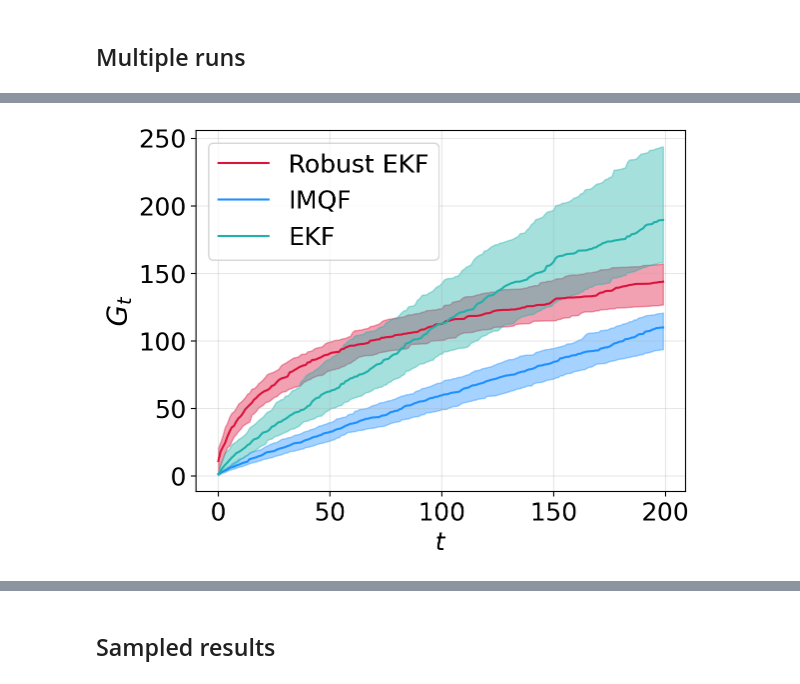
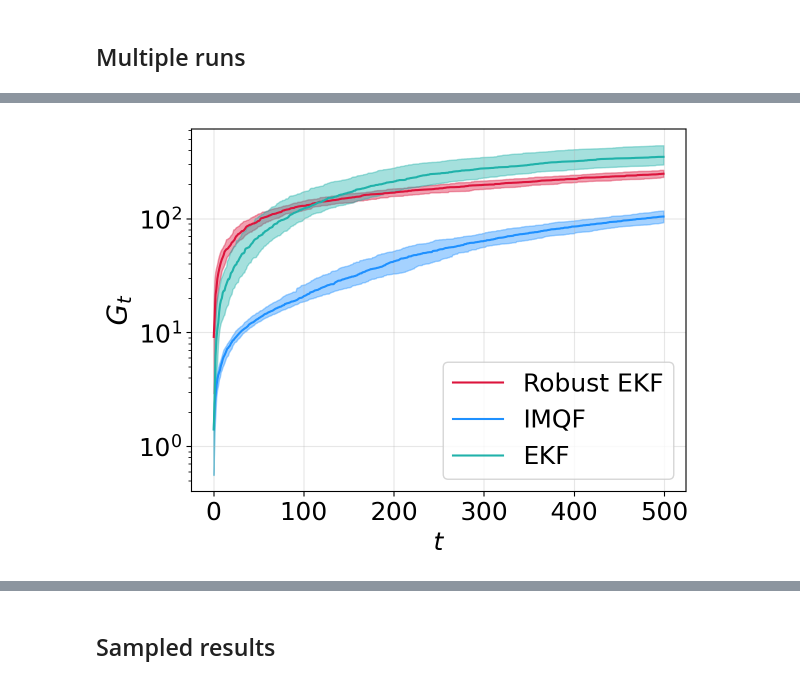
Before and after one commit to gerdm/weighted-likelihood-filter, a Jupyter notebook: experiments/online-mlp-training.ipynb, the cells around one changed output, grey strips where cells are left out. Drawn from its saved outputs; the diff is of its cells as text; code cells hidden in the pictures.

```diff
--- a/experiments/online-mlp-training.ipynb
+++ b/experiments/online-mlp-training.ipynb
@@ -134,7 +157,8 @@ bo = BayesianOptimization(
         "noise_scaling": (1e-6, 10)
     },
     verbose=1,
-    random_state=314
+    random_state=314,
+    allow_duplicate_points=True
 )
 
 bo.maximize(init_points=10)
@@ -177,7 +197,8 @@ bo = BayesianOptimization(
         "soft_threshold": (1e-6, 10)
     },
     verbose=1,
-    random_state=314
+    random_state=314,
+    allow_duplicate_points=True
 )
 
 bo.maximize(init_points=10)
@@ -192,12 +216,12 @@ Wall time: 35.6 s
 # %%
 soft_threshold = bo.max["params"]["soft_threshold"]
-bel_imq_final, (agent_imq, bel_imq) = filter_imqf(soft_threshold)
+err_imq_final, (agent_imq, bel_imq) = filter_imqf(soft_threshold)
 yhat_imq = agent_imq.link_fn(bel_imq.mean, xtest[:, None]).ravel()
 # %% [markdown]
 ## Multiple runs
 # %%
 ytest = f(xtest)
-n_obs = 200
+n_obs = 500
 
 @jax.jit
 @jax.vmap
@@ -259,18 +283,18 @@ errs_rmean = jax.tree_map(running_mean, errs_osa)
 # %%
 for method in cmap:
     plt.plot(np.nanquantile(errs_rmean[method], 0.5, axis=0), c=cmap[method], label=method)
     vmin, vmax = np.nanquantile(errs_rmean[method], [0.2, 0.8], axis=0)
     plt.fill_between(np.arange(len(vmin)), vmin, vmax, color=cmap[method], alpha=0.4)
 
-# plt.yscale("log")
+plt.yscale("log")
 plt.legend()
 plt.grid(alpha=0.3)
 plt.xlabel("$t$")
 plt.ylabel("$G_t$", fontsize=20)
 plt.tight_layout()
 plt.savefig("./figures/online-mlp-osa-benchmark.pdf")
 # %% [output]
-[figure, old version]
+[figure, new version]
 # %%
 results_osa_df = jax.tree_map(lambda errs: jnp.sqrt(jnp.power(errs, 2)[:, 0:].sum(axis=1)), errs_osa)
 results_osa_df = pd.DataFrame(results_osa_df)
```
Also changed, not shown: parts of 13 cells of this notebook.
